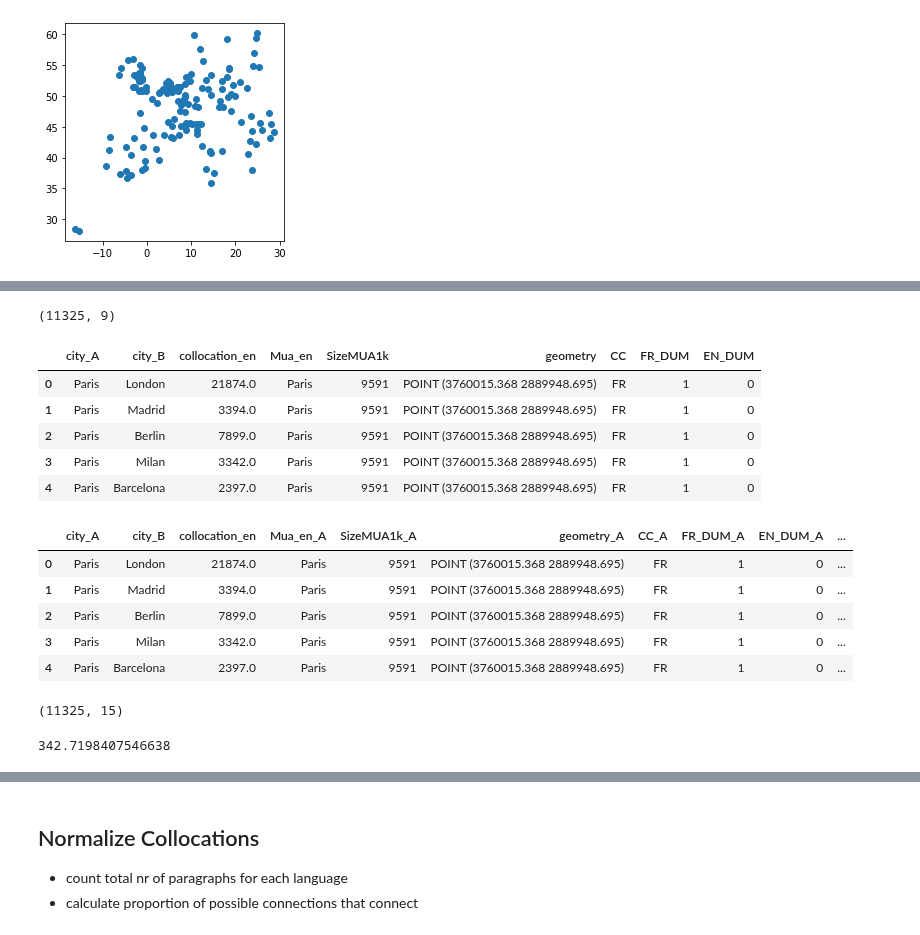
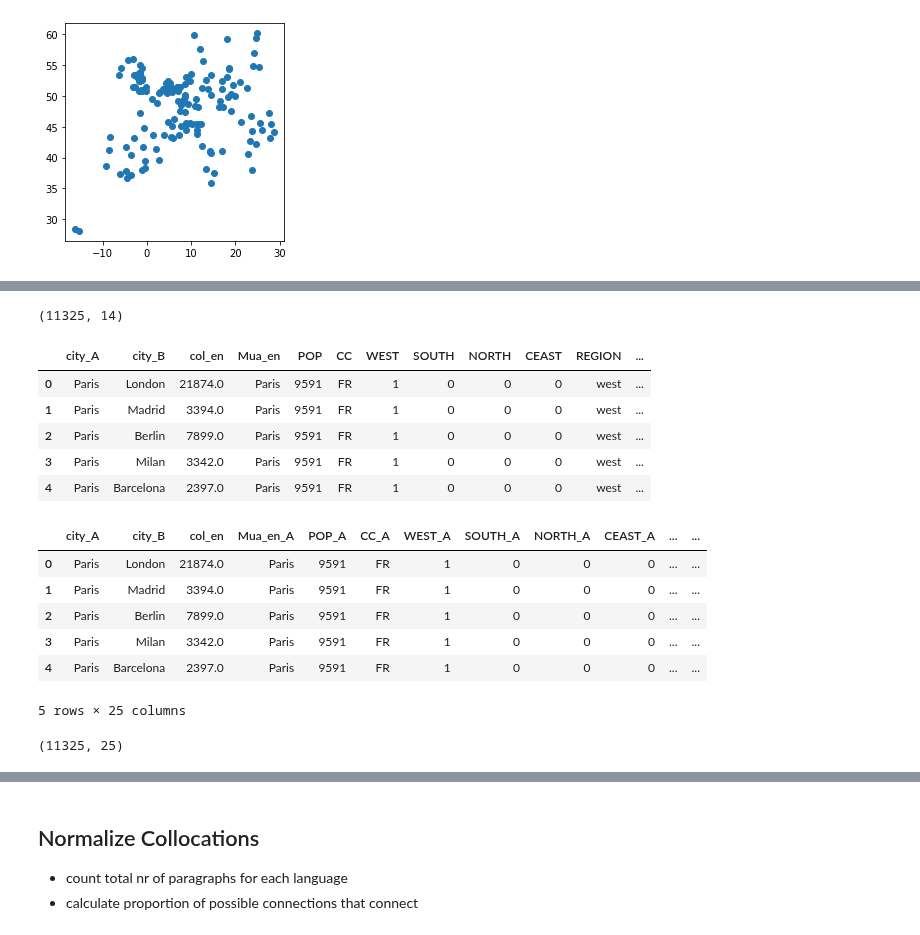
Before and after one commit to seriousdeejay/citynet, a Jupyter notebook: src/analyses/Brecht/05_dataframe_for_gm.ipynb, the cells around one changed output, grey strips where cells are left out. Saved outputs shown, nothing was run; the diff lists cells and outputs as text; code cells hidden in the pictures.

Commit message:
deleted unused files, added euro region dummies

```diff
--- a/src/analyses/Brecht/05_dataframe_for_gm.ipynb
+++ b/src/analyses/Brecht/05_dataframe_for_gm.ipynb
@@ -28,3 +26,8 @@ FILE_coords = "euro-global-map-shp/data/FullEurope/BuiltupP.shp" #path/to/shapef
 # %%
+# load the nodes dataset
 fp = os.path.join(INDIR, "nodes.shp")
 gdf = gpd.read_file(fp)
+
+# load the pairs datasets
+pairs_df_en = pd.read_csv(os.path.join(OUTDIR, FILE_enpair))
+pairs_df_fr = pd.read_csv(os.path.join(OUTDIR, FILE_frpair))
@@ -100,8 +70,3 @@ gdf.head()
-# %%
-# load the pairs dataset
-file_name = "citypairs_english_20220603.csv"
-fp = os.path.join(OUTDIR, file_name)
-pairs_df_en = pd.read_csv(fp, sep=';')
 # %%
 pairs_df_en.head()
 # %% [output]
@@ -120,37 +82,33 @@ gdf_min = gdf[['Mua_en', 'SizeMUA1k', 'geometry', 'CC', 'FR_DUM', 'EN_DUM']]
 # %%
 # join first city
-joined_df = pd.merge(pairs_df_en, gdf_min, how='left', left_on = 'city_A', right_on = 'Mua_en')
+df = pd.merge(pairs_df_en, gdf, how='left', left_on = 'city_A', right_on = 'Mua_en')
 # %%
-joined_df.shape
+df.shape
 # %% [output]
-(11325, 9)
+(11325, 14)
 # %%
-joined_df.head()
+df.head()
 # %% [output]
-|  | city_A | city_B | collocation_en | Mua_en | SizeMUA1k | geometry | CC | FR_DUM | EN_DUM |
-| 0 | Paris | London | 21874.0 | Paris | 9591 | POINT (3760015.368 2889948.695) | FR | 1 | 0 |
-| 1 | Paris | Madrid | 3394.0 | Paris | 9591 | POINT (3760015.368 2889948.695) | FR | 1 | 0 |
-| 2 | Paris | Berlin | 7899.0 | Paris | 9591 | POINT (3760015.368 2889948.695) | FR | 1 | 0 |
-| 3 | Paris | Milan | 3342.0 | Paris | 9591 | POINT (3760015.368 2889948.695) | FR | 1 | 0 |
-| 4 | Paris | Barcelona | 2397.0 | Paris | 9591 | POINT (3760015.368 2889948.695) | FR | 1 | 0 |
+|  | city_A | city_B | col_en | Mua_en | POP | CC | WEST | SOUTH | NORTH | CEAST | REGION | ... |
+| 0 | Paris | London | 21874.0 | Paris | 9591 | FR | 1 | 0 | 0 | 0 | west | ... |
+| 1 | Paris | Madrid | 3394.0 | Paris | 9591 | FR | 1 | 0 | 0 | 0 | west | ... |
+| 2 | Paris | Berlin | 7899.0 | Paris | 9591 | FR | 1 | 0 | 0 | 0 | west | ... |
+| 3 | Paris | Milan | 3342.0 | Paris | 9591 | FR | 1 | 0 | 0 | 0 | west | ... |
+| 4 | Paris | Barcelona | 2397.0 | Paris | 9591 | FR | 1 | 0 | 0 | 0 | west | ... |
 # %%
 # join second city
-joined_df = pd.merge(joined_df, gdf_min, how='left', left_on = 'city_B', right_on = 'Mua_en', suffixes=('_A', '_B'))
+df = pd.merge(df, gdf, how='left', left_on = 'city_B', right_on = 'Mua_en', suffixes=('_A', '_B'))
 # %%
-joined_df.head()
+df.head()
 # %% [output]
-|  | city_A | city_B | collocation_en | Mua_en_A | SizeMUA1k_A | geometry_A | CC_A | FR_DUM_A | EN_DUM_A | ... |
-| 0 | Paris | London | 21874.0 | Paris | 9591 | POINT (3760015.368 2889948.695) | FR | 1 | 0 | ... |
-| 1 | Paris | Madrid | 3394.0 | Paris | 9591 | POINT (3760015.368 2889948.695) | FR | 1 | 0 | ... |
-| 2 | Paris | Berlin | 7899.0 | Paris | 9591 | POINT (3760015.368 2889948.695) | FR | 1 | 0 | ... |
-| 3 | Paris | Milan | 3342.0 | Paris | 9591 | POINT (3760015.368 2889948.695) | FR | 1 | 0 | ... |
-| 4 | Paris | Barcelona | 2397.0 | Paris | 9591 | POINT (3760015.368 2889948.695) | FR | 1 | 0 | ... |
+|  | city_A | city_B | col_en | Mua_en_A | POP_A | CC_A | WEST_A | SOUTH_A | NORTH_A | CEAST_A | ... | ... |
+| 0 | Paris | London | 21874.0 | Paris | 9591 | FR | 1 | 0 | 0 | 0 | ... | ... |
+| 1 | Paris | Madrid | 3394.0 | Paris | 9591 | FR | 1 | 0 | 0 | 0 | ... | ... |
+| 2 | Paris | Berlin | 7899.0 | Paris | 9591 | FR | 1 | 0 | 0 | 0 | ... | ... |
+| 3 | Paris | Milan | 3342.0 | Paris | 9591 | FR | 1 | 0 | 0 | 0 | ... | ... |
+| 4 | Paris | Barcelona | 2397.0 | Paris | 9591 | FR | 1 | 0 | 0 | 0 | ... | ... |
+5 rows × 25 columns
 # %%
-joined_df.shape
+df.shape
 # %% [output]
-(11325, 15)
+(11325, 25)
-# %%
-# distance Paris-London
-joined_df.geometry_A[0].distance(joined_df.geometry_B[0])/ 1000
-# %% [output]
-342.7198407546638
```
Also changed, not shown: parts of 53 cells of this notebook, 32 other files.
